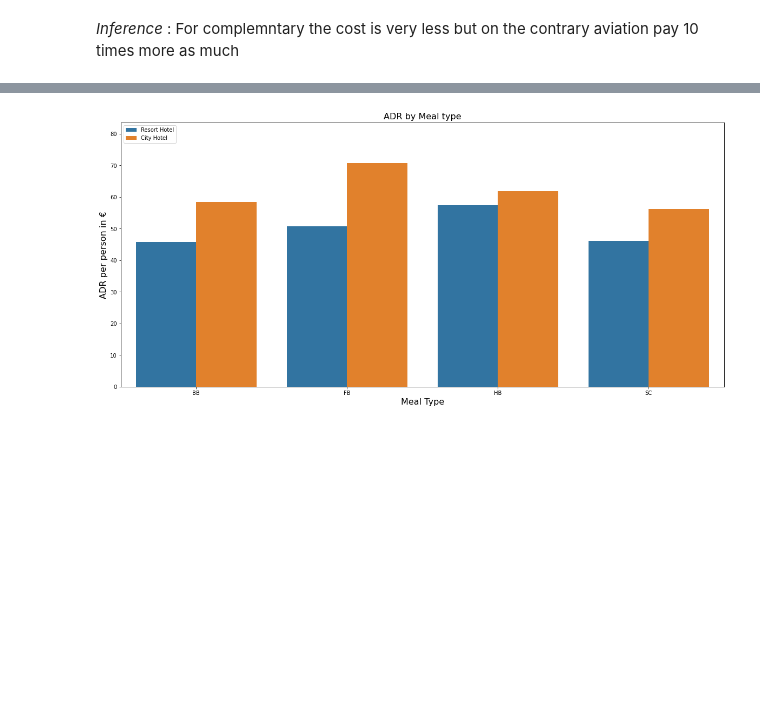
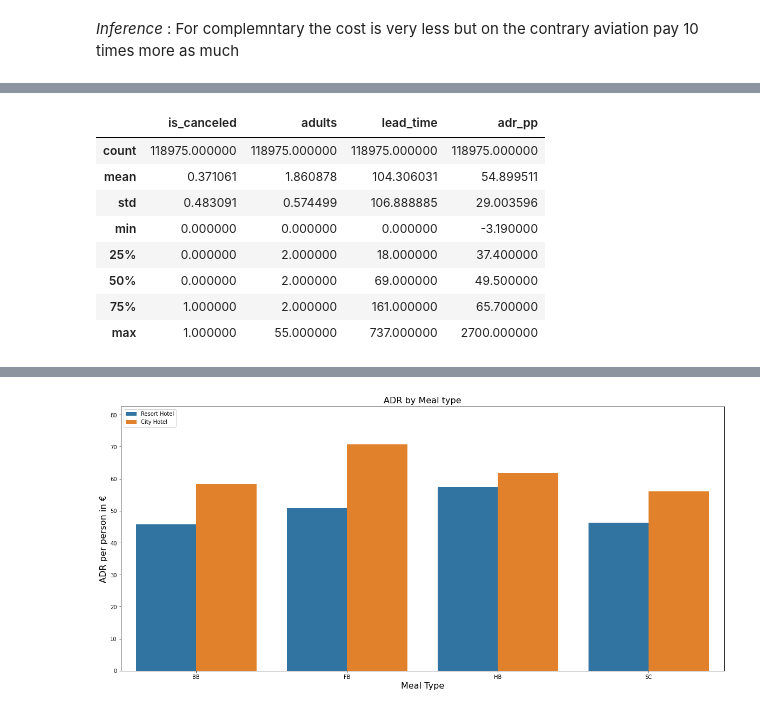
Before and after one commit to Sukruthr/Hotel-Booking-Data-EDA, a Jupyter notebook: EDA_HBD.ipynb, the cells around one changed output, grey strips where cells are left out. Cells and saved outputs as stored; diff of their text form; code cells hidden in the pictures; blank space fills up the shorter version.

```diff
--- a/EDA_HBD.ipynb
+++ b/EDA_HBD.ipynb
@@ -771,0 +809,13 @@ array([0, 1])
+# %%
+# stat summary of non aviation data
+Non_Aviation_data
+# %% [output]
+|  | is_canceled | adults | lead_time | adr_pp |
+| count | 118975.000000 | 118975.000000 | 118975.000000 | 118975.000000 |
+| mean | 0.371061 | 1.860878 | 104.306031 | 54.899511 |
+| std | 0.483091 | 0.574499 | 106.888885 | 29.003596 |
+| min | 0.000000 | 0.000000 | 0.000000 | -3.190000 |
+| 25% | 0.000000 | 2.000000 | 18.000000 | 37.400000 |
+| 50% | 0.000000 | 2.000000 | 69.000000 | 49.500000 |
+| 75% | 1.000000 | 2.000000 | 161.000000 | 65.700000 |
+| max | 1.000000 | 55.000000 | 737.000000 | 2700.000000 |
```
Also changed, not shown: parts of 21 cells of this notebook.
